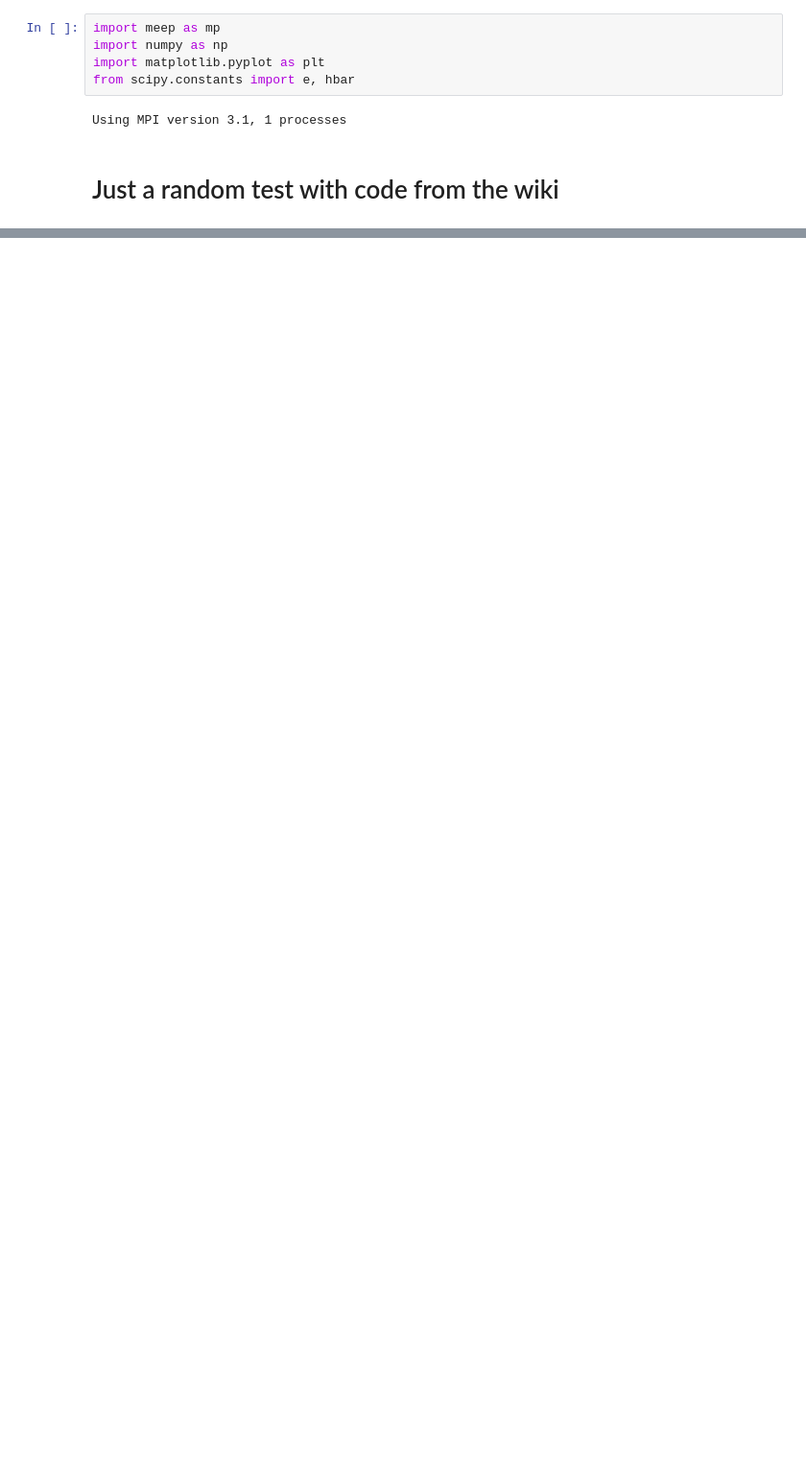
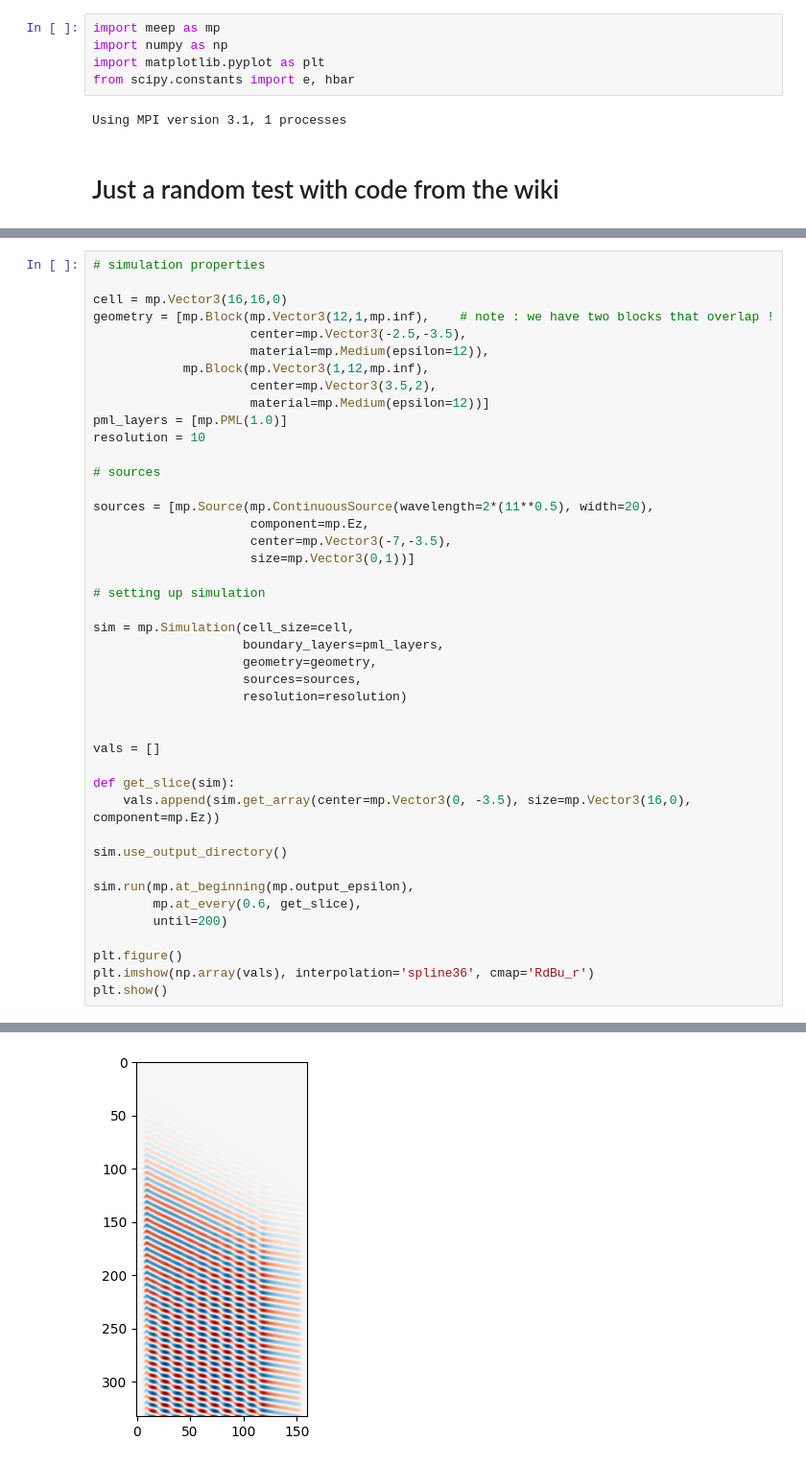
Before and after one commit to MechanicalPenguin225/quandelight, a Jupyter notebook: notebooks/discovering_meep.ipynb, the cells around one changed output, grey strips where cells are left out. Shown at 96% size. Cells and saved outputs as stored; diff of their text form; blank space fills up the shorter version.

```diff
--- a/notebooks/discovering_meep.ipynb
+++ b/notebooks/discovering_meep.ipynb
@@ -109,0 +236,44 @@ refl:, 0.32723406375034036 (real/imag), 0.32723381923768247 (complex), 0.3272330
+# %%
+# simulation properties
+
+cell = mp.Vector3(16,16,0)
+geometry = [mp.Block(mp.Vector3(12,1,mp.inf),    # note : we have two blocks that overlap !
+                     center=mp.Vector3(-2.5,-3.5),
+                     material=mp.Medium(epsilon=12)),
+            mp.Block(mp.Vector3(1,12,mp.inf),
+                     center=mp.Vector3(3.5,2),
+                     material=mp.Medium(epsilon=12))]
+pml_layers = [mp.PML(1.0)]
+resolution = 10
+
+# sources
+
+sources = [mp.Source(mp.ContinuousSource(wavelength=2*(11**0.5), width=20),
+                     component=mp.Ez,
+                     center=mp.Vector3(-7,-3.5),
+                     size=mp.Vector3(0,1))]
+
+# setting up simulation
+
+sim = mp.Simulation(cell_size=cell,
+                    boundary_layers=pml_layers,
+                    geometry=geometry,
+                    sources=sources,
+                    resolution=resolution)
+
+
+vals = []
+
+def get_slice(sim):
+    vals.append(sim.get_array(center=mp.Vector3(0, -3.5), size=mp.Vector3(16,0), component=mp.Ez))
+
+sim.use_output_directory()
+
+sim.run(mp.at_beginning(mp.output_epsilon),
+        mp.at_every(0.6, get_slice),
+        until=200)
+
+plt.figure()
+plt.imshow(np.array(vals), interpolation='spline36', cmap='RdBu_r')
+plt.show()
+# %% [output]
@@ -109,0 +298 @@ refl:, 0.32723406375034036 (real/imag), 0.32723381923768247 (complex), 0.3272330
+[figure, added]
```
Also changed, not shown: parts of 13 cells of this notebook.
